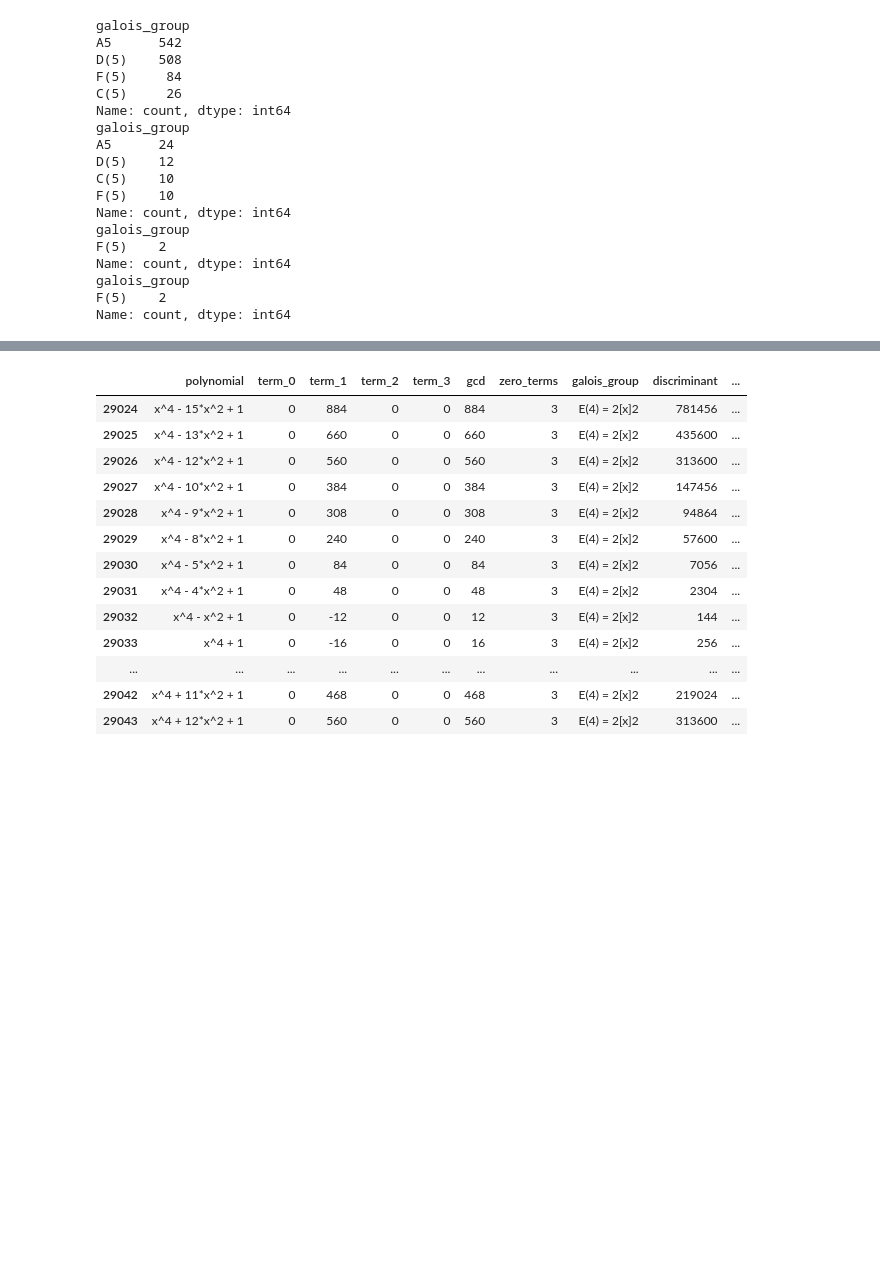
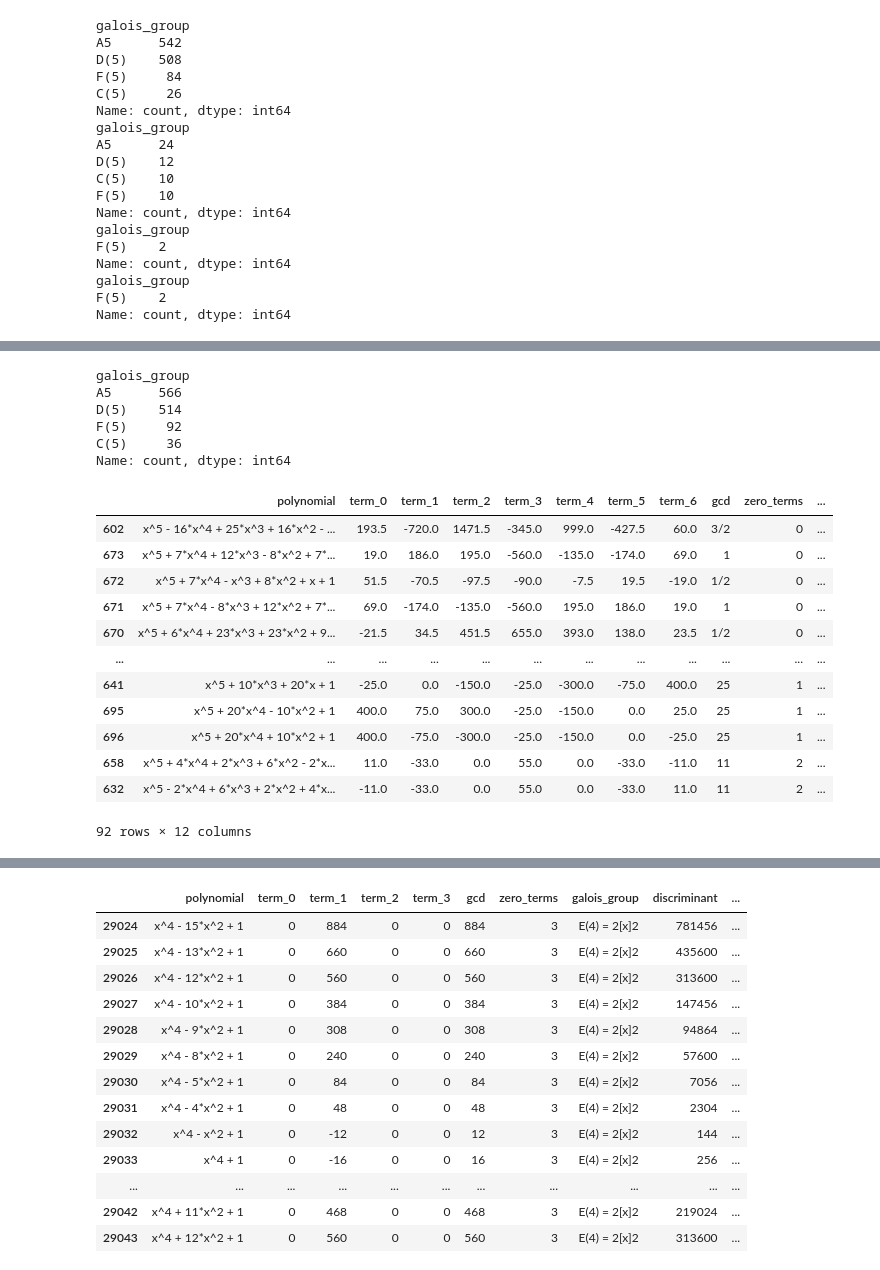
Before and after one commit to rvalenciaaz/resolvent_polynomial_experiments, a Jupyter notebook: main_scripts_formula_resolvent/output_ori_last1_galois_deg5_range25/checking_numbers.ipynb, the cells around one changed output, grey strips where cells are left out. Saved outputs shown, nothing was run; the diff lists cells and outputs as text; code cells hidden in the pictures; blank space fills up the shorter version.

```diff
--- a/main_scripts_formula_resolvent/output_ori_last1_galois_deg5_range25/checking_numbers.ipynb
+++ b/main_scripts_formula_resolvent/output_ori_last1_galois_deg5_range25/checking_numbers.ipynb
@@ -71,0 +87,27 @@ dihedral_non_zero.to_csv("dihedral_non_zero.csv",index=False)
+# %%
+other["galois_group"].value_counts()
+# %% [output]
+galois_group
+A5      566
+D(5)    514
+F(5)     92
+C(5)     36
+Name: count, dtype: int64
+# %%
+fro_other=other[other["galois_group"]=="F(5)"]
+# %%
+fro_other.sort_values("zero_terms")
+# %% [output]
+|  | polynomial | term_0 | term_1 | term_2 | term_3 | term_4 | term_5 | term_6 | gcd | zero_terms | ... |
+| 602 | x^5 - 16*x^4 + 25*x^3 + 16*x^2 - ... | 193.5 | -720.0 | 1471.5 | -345.0 | 999.0 | -427.5 | 60.0 | 3/2 | 0 | ... |
+| 673 | x^5 + 7*x^4 + 12*x^3 - 8*x^2 + 7*... | 19.0 | 186.0 | 195.0 | -560.0 | -135.0 | -174.0 | 69.0 | 1 | 0 | ... |
+| 672 | x^5 + 7*x^4 - x^3 + 8*x^2 + x + 1 | 51.5 | -70.5 | -97.5 | -90.0 | -7.5 | 19.5 | -19.0 | 1/2 | 0 | ... |
+| 671 | x^5 + 7*x^4 - 8*x^3 + 12*x^2 + 7*... | 69.0 | -174.0 | -135.0 | -560.0 | 195.0 | 186.0 | 19.0 | 1 | 0 | ... |
+| 670 | x^5 + 6*x^4 + 23*x^3 + 23*x^2 + 9... | -21.5 | 34.5 | 451.5 | 655.0 | 393.0 | 138.0 | 23.5 | 1/2 | 0 | ... |
+| ... | ... | ... | ... | ... | ... | ... | ... | ... | ... | ... | ... |
+| 641 | x^5 + 10*x^3 + 20*x + 1 | -25.0 | 0.0 | -150.0 | -25.0 | -300.0 | -75.0 | 400.0 | 25 | 1 | ... |
+| 695 | x^5 + 20*x^4 - 10*x^2 + 1 | 400.0 | 75.0 | 300.0 | -25.0 | -150.0 | 0.0 | 25.0 | 25 | 1 | ... |
+| 696 | x^5 + 20*x^4 + 10*x^2 + 1 | 400.0 | -75.0 | -300.0 | -25.0 | -150.0 | 0.0 | -25.0 | 25 | 1 | ... |
+| 658 | x^5 + 4*x^4 + 2*x^3 + 6*x^2 - 2*x... | 11.0 | -33.0 | 0.0 | 55.0 | 0.0 | -33.0 | -11.0 | 11 | 2 | ... |
+| 632 | x^5 - 2*x^4 + 6*x^3 + 2*x^2 + 4*x... | -11.0 | -33.0 | 0.0 | 55.0 | 0.0 | -33.0 | 11.0 | 11 | 2 | ... |
+92 rows × 12 columns
```
Also changed, not shown: parts of 13 cells of this notebook, 29 other files.
